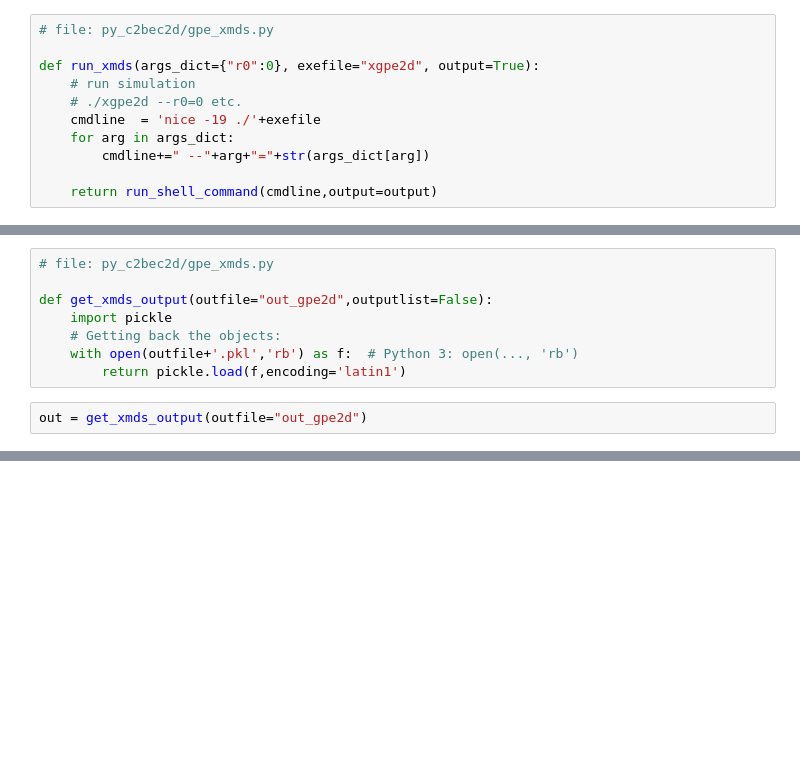
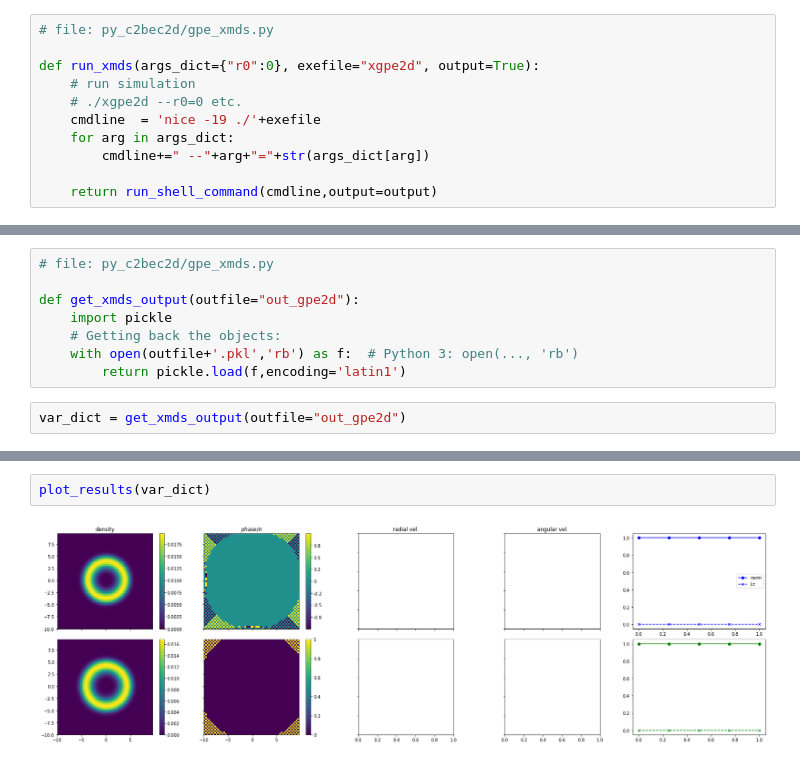
Before and after one commit to seyyareaksu/charged_2BEC_2d, a Jupyter notebook: gpe_c2bec2d_xmds.ipynb, the cells around one changed output, grey strips where cells are left out. Cells and saved outputs as stored; diff of their text form; blank space fills up the shorter version.

```diff
--- a/gpe_c2bec2d_xmds.ipynb
+++ b/gpe_c2bec2d_xmds.ipynb
@@ -231,10 +249,10 @@ run shell command:  python2 out_gpe2d.py
 # %%
 # file: py_c2bec2d/gpe_xmds.py
 
-def get_xmds_output(outfile="out_gpe2d",outputlist=False):
+def get_xmds_output(outfile="out_gpe2d"):
     import pickle
     # Getting back the objects:
     with open(outfile+'.pkl','rb') as f:  # Python 3: open(..., 'rb')
         return pickle.load(f,encoding='latin1')
 # %%
-out = get_xmds_output(outfile="out_gpe2d")
+var_dict = get_xmds_output(outfile="out_gpe2d")
@@ -260,0 +312,4 @@ out
+# %%
+plot_results(var_dict)
+# %% [output]
+[figure, added]
```
Also changed, not shown: parts of 12 cells of this notebook, 2 other files.
